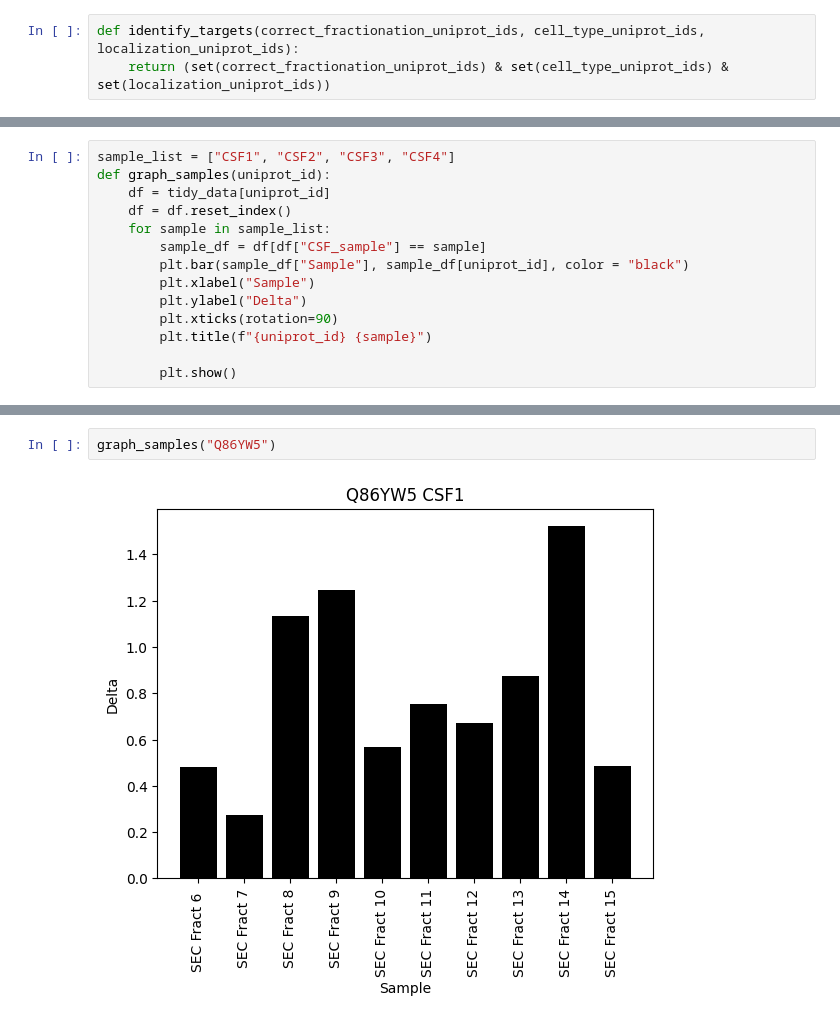
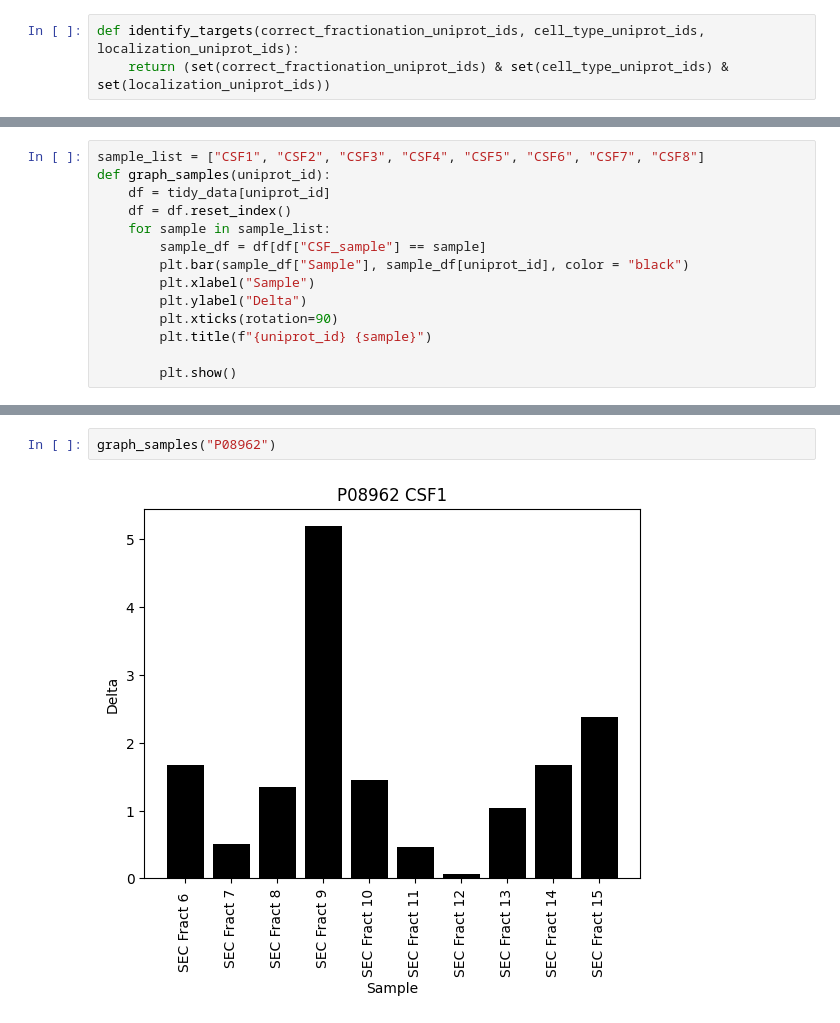
Before and after one commit to Walt-Lab/bdev_mass_spec, a Jupyter notebook: 10_analysis.ipynb, the cells around one changed output, grey strips where cells are left out. Cells and saved outputs as stored; diff of their text form.

Commit message:
working on some figures for paper

```diff
--- a/10_analysis.ipynb
+++ b/10_analysis.ipynb
@@ -830,7 +771,7 @@ def graph_medians(uniprot_id):
 
     plt.show()
 # %%
-sample_list = ["CSF1", "CSF2", "CSF3", "CSF4"]
+sample_list = ["CSF1", "CSF2", "CSF3", "CSF4", "CSF5", "CSF6", "CSF7", "CSF8"]
 def graph_samples(uniprot_id):
     df = tidy_data[uniprot_id]
     df = df.reset_index()
@@ -850,4 +791,4 @@ graph_medians("Q86YW5")
 # %%
-graph_samples("Q86YW5")
+graph_samples("P08962")
 # %% [output]
-[figure, old version]
+[figure, new version]
```
Also changed, not shown: parts of 20 cells of this notebook, 14 other files.
